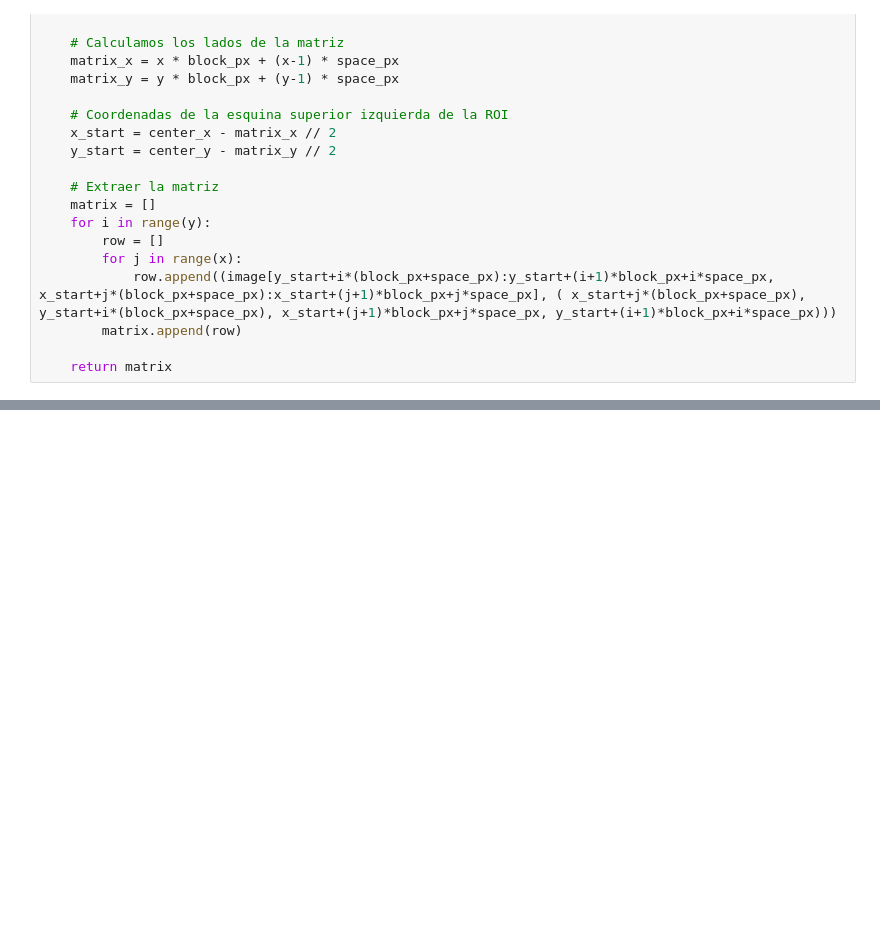
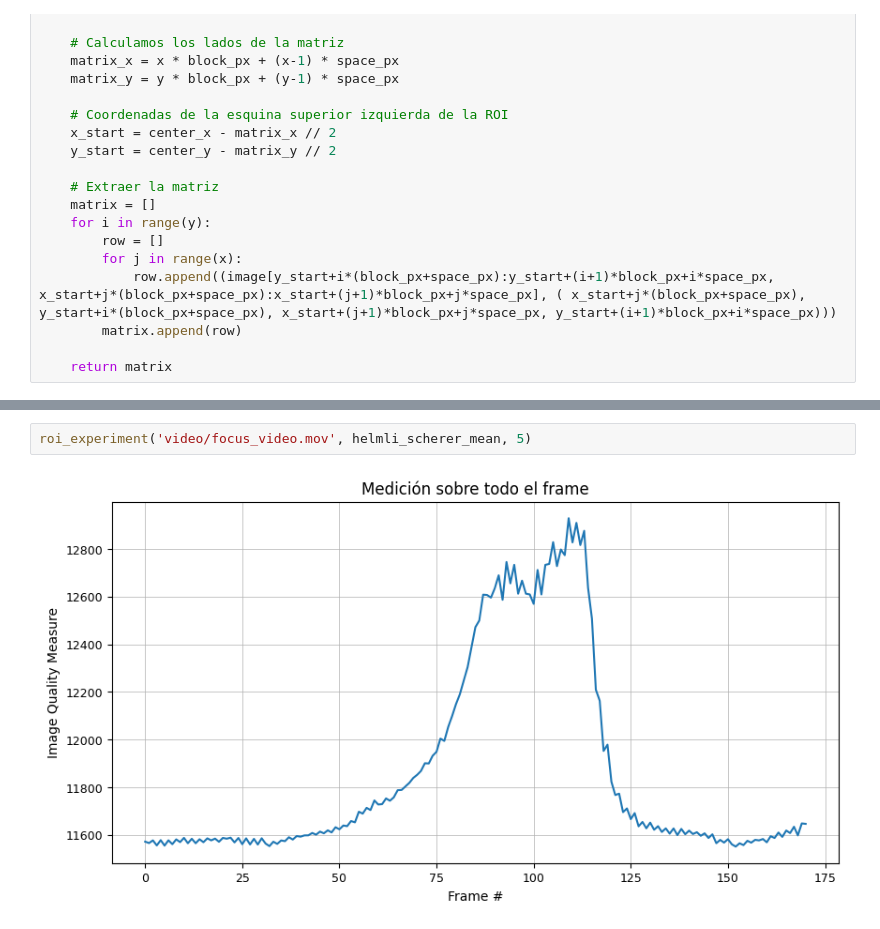
Before and after one commit to fabimass/vpc1-tp2, a Jupyter notebook: tp2_massotto.ipynb, the cells around one changed output, grey strips where cells are left out. Saved outputs shown, nothing was run; the diff lists cells and outputs as text; blank space fills up the shorter version.

```diff
--- a/tp2_massotto.ipynb
+++ b/tp2_massotto.ipynb
@@ -350,0 +395,4 @@ focus_matrix(5, 7)
+# %%
+roi_experiment('video/focus_video.mov', helmli_scherer_mean, 5)
+# %% [output]
+[figure, added]
```
Also changed, not shown: parts of 12 cells of this notebook, 1 other file.
